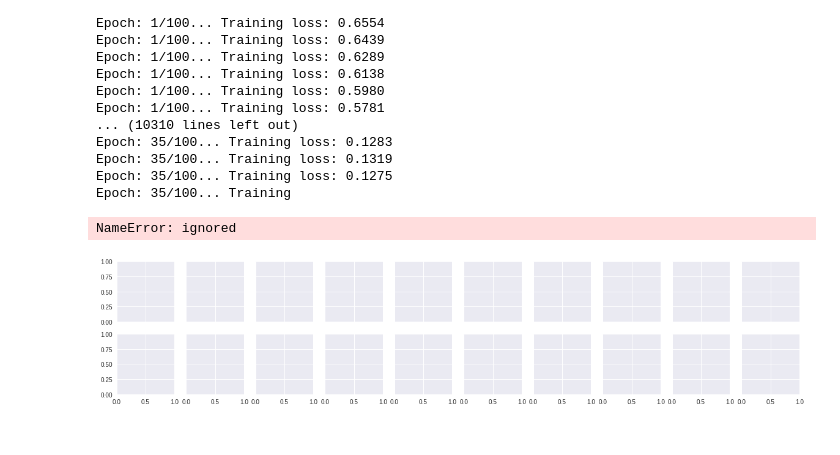
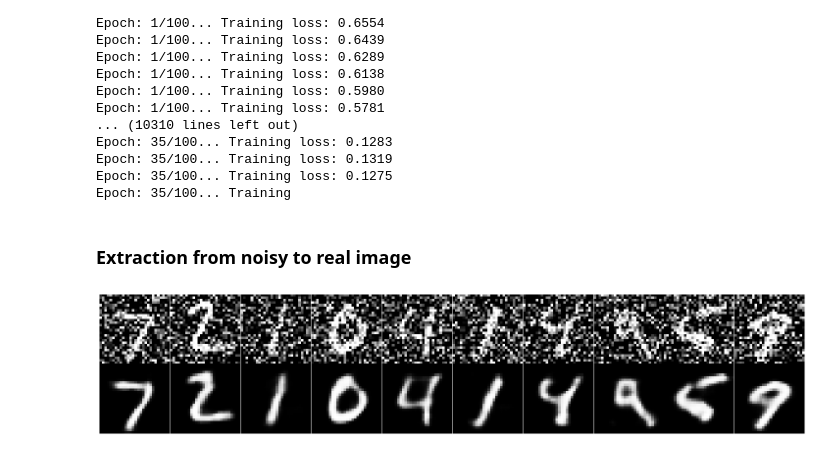
Before and after one commit to mepky/deep-learning, a Jupyter notebook: convolution_autoencoder_.ipynb, the cells around one changed output. Drawn from its saved outputs; the diff is of its cells as text; code cells hidden in the pictures.

```diff
--- a/convolution_autoencoder_.ipynb
+++ b/convolution_autoencoder_.ipynb
@@ -99,3 +103,24 @@ Use keras.layers.max_pooling2d instead.
+# %%
+# Equivalent to above one
+# Size of the encoding layer (the hidden layer)
+encoding_dim = 32
+
+image_size = mnist.train.images.shape[1]
+
+inputs_ = tf.placeholder(tf.float32, (None, image_size), name='inputs')
+targets_ = tf.placeholder(tf.float32, (None, image_size), name='targets')
+
+# Output of hidden layer
+encoded = tf.layers.dense(inputs_, encoding_dim, activation=tf.nn.relu)
+
+# Output layer logits
+logits = tf.layers.dense(encoded, image_size, activation=None)
+# Sigmoid output from
+decoded = tf.nn.sigmoid(logits, name='output')
+
+loss = tf.nn.sigmoid_cross_entropy_with_logits(labels=targets_, logits=logits)
+cost = tf.reduce_mean(loss)
+opt = tf.train.AdamOptimizer(0.001).minimize(cost)
 # %%
 sess=tf.Session()
 epochs = 20
@@ -185,21 +212,22 @@ Epoch: 35/100... Training loss: 0.1283
 Epoch: 35/100... Training loss: 0.1319
 Epoch: 35/100... Training loss: 0.1275
 Epoch: 35/100... Training
+# %% [markdown]
+### Extraction from noisy to real image
 # %%
 fig, axes = plt.subplots(nrows=2, ncols=10, sharex=True, sharey=True, figsize=(20,4))
 in_imgs = mnist.test.images[:10]
 noisy_imgs = in_imgs + noise_factor * np.random.randn(*in_imgs.shape)
 noisy_imgs = np.clip(noisy_imgs, 0., 1.)
 
-reconstructed = sess.run(decoded, feed_dict={inputs_: noisy_imgs.reshape((10, 28, 28, 1))})
+reconstructed = sess.run(decoded, feed_dict={inputs: noisy_imgs.reshape((10, 28, 28, 1))})
 
 for images, row in zip([noisy_imgs, reconstructed], axes):
     for img, ax in zip(images, row):
         ax.imshow(img.reshape((28, 28)), cmap='Greys_r')
         ax.get_xaxis().set_visible(False)
         ax.get_yaxis().set_visible(False)
 
 fig.tight_layout(pad=0.1)
 # %% [output]
-NameError: ignored
-[figure, old version]
+[figure, new version]
```
Also changed, not shown: parts of 2 cells of this notebook.
